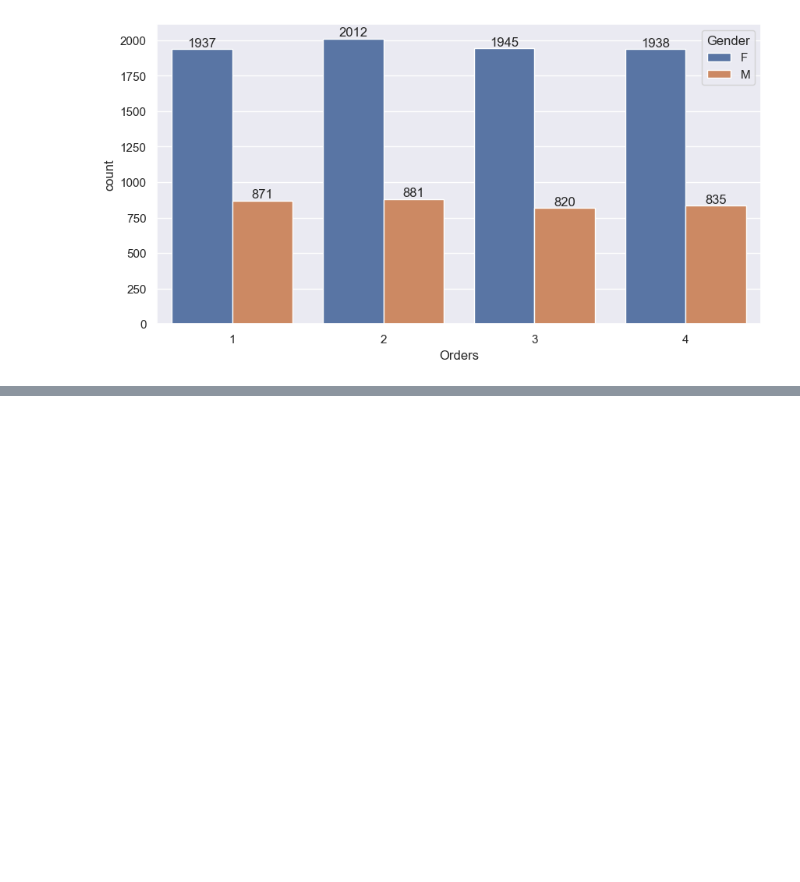
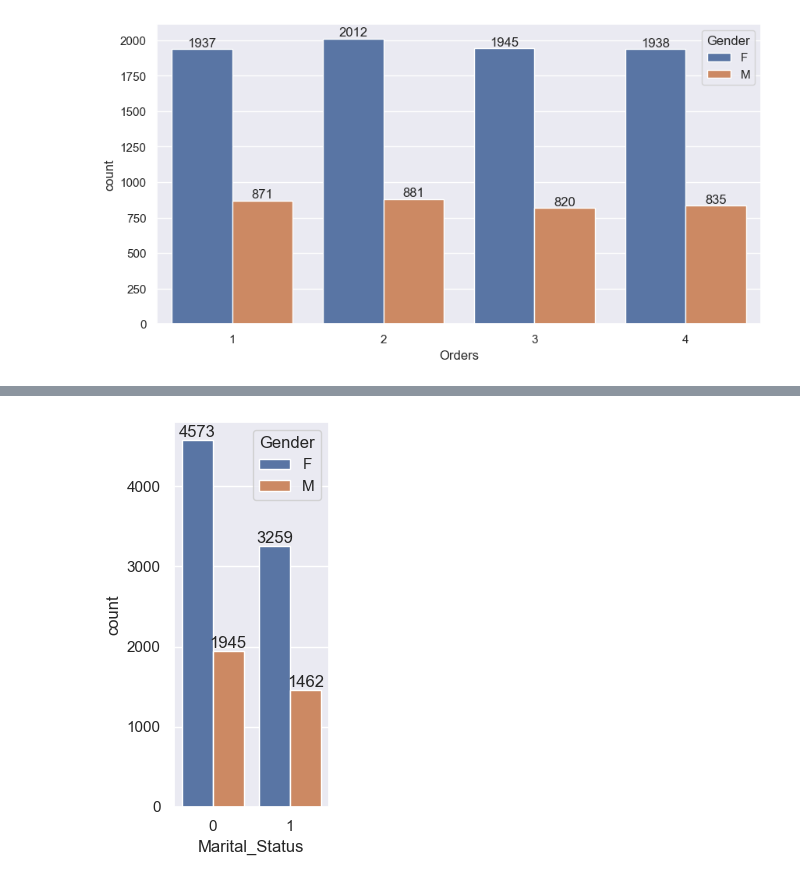
Before and after one commit to pranjalashutosh/mygitrepo, a Jupyter notebook: OneDrive/Desktop/Jupyter_Notebook/diwali_sales_Analysis/DiwaliSales_Analysis.ipynb, the cells around one changed output, grey strips where cells are left out. Cells and saved outputs as stored; diff of their text form; code cells hidden in the pictures; blank space fills up the shorter version.

```diff
--- a/OneDrive/Desktop/Jupyter_Notebook/diwali_sales_Analysis/DiwaliSales_Analysis.ipynb
+++ b/OneDrive/Desktop/Jupyter_Notebook/diwali_sales_Analysis/DiwaliSales_Analysis.ipynb
@@ -163,0 +166,7 @@ sns.barplot(x='Age Group',y='Amount',data=age, hue='Age Group')
+# %%
+ap=sns.countplot(x='Marital_Status', data = df, hue='Gender')
+
+for bars in ap.containers:
+    ap.bar_label(bars)
+# %% [output]
+[figure, added]
```
Also changed, not shown: parts of 10 cells of this notebook.
